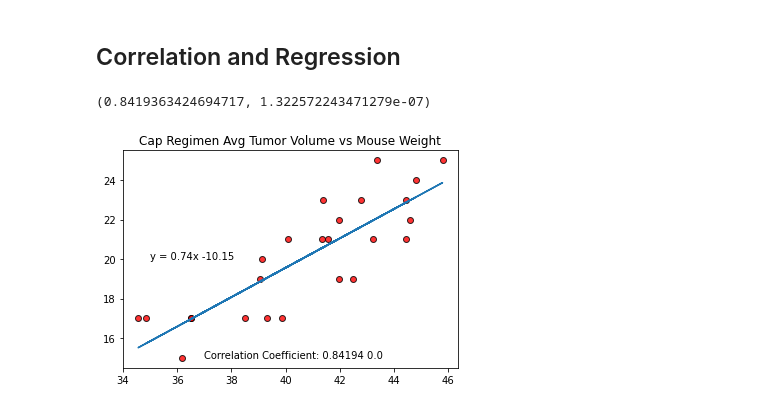
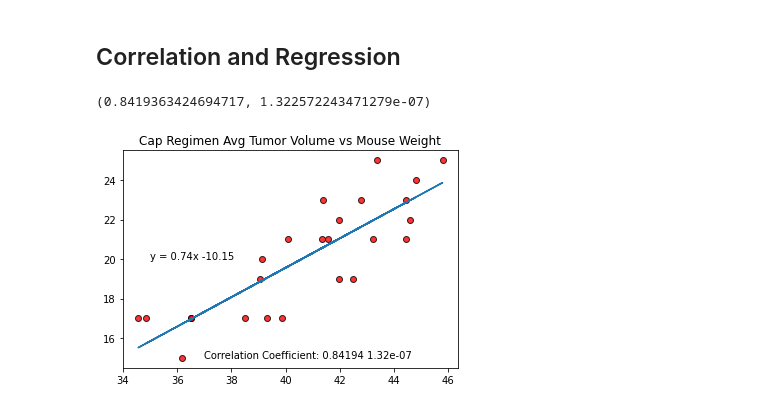
Before and after one commit to joshuadroid/pandas-challenge-2, a Jupyter notebook: Pymaceuticals/pymaceuticals_starter.ipynb, the cells around one changed output. Drawn from its saved outputs; the diff is of its cells as text; code cells hidden in the pictures.

```diff
--- a/Pymaceuticals/pymaceuticals_starter.ipynb
+++ b/Pymaceuticals/pymaceuticals_starter.ipynb
@@ -396,18 +364,18 @@ plt.scatter(cap_scatter_data.iloc[:,8], cap_scatter_data.iloc[:,5], facecolors="
 # %%
 # Calculate the correlation coefficient and linear regression model
 # for mouse weight and average tumor volume for the Capomulin regimen
 cc = st.pearsonr(cap_scatter_data.iloc[:,8], cap_scatter_data.iloc[:,5])
 
 (slope, intercept, rvalue, pvalue, stderr) = st.linregress(cap_scatter_data.iloc[:,8], cap_scatter_data.iloc[:,5])
 regress_values = cap_scatter_data.iloc[:,8] * slope + intercept
 line_eq = "y = " + str(round(slope, 2)) + "x " + str(round(intercept, 2))
 
 plt.scatter(cap_scatter_data.iloc[:,8], cap_scatter_data.iloc[:,5], facecolors="red", edgecolors="black", alpha=.8)
 plt.plot(cap_scatter_data.iloc[:,8], regress_values)
 plt.title("Cap Regimen Avg Tumor Volume vs Mouse Weight")
 plt.annotate(line_eq, (35, 20))
-plt.annotate(f"Correlation Coefficient: {round(cc[0], 5)} {round(cc[1], 5)}", (37, 15))
+plt.annotate(f"Correlation Coefficient: {round(cc[0], 5)} {round(cc[1], 9)}", (37, 15))
 cc
 # %% [output]
 (0.8419363424694717, 1.322572243471279e-07)
-[figure, old version]
+[figure, new version]
```
Also changed, not shown: parts of 6 cells of this notebook.
